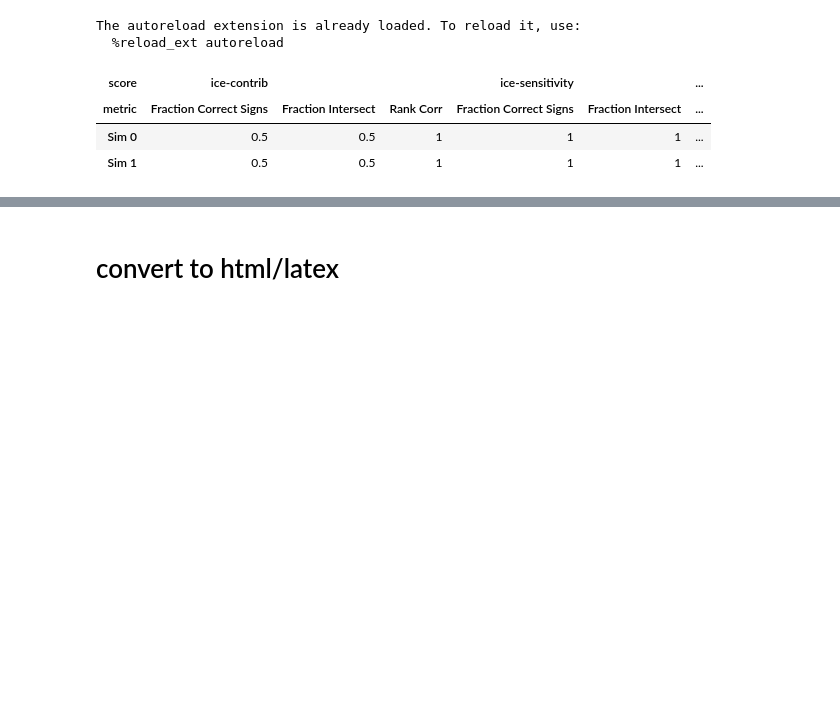
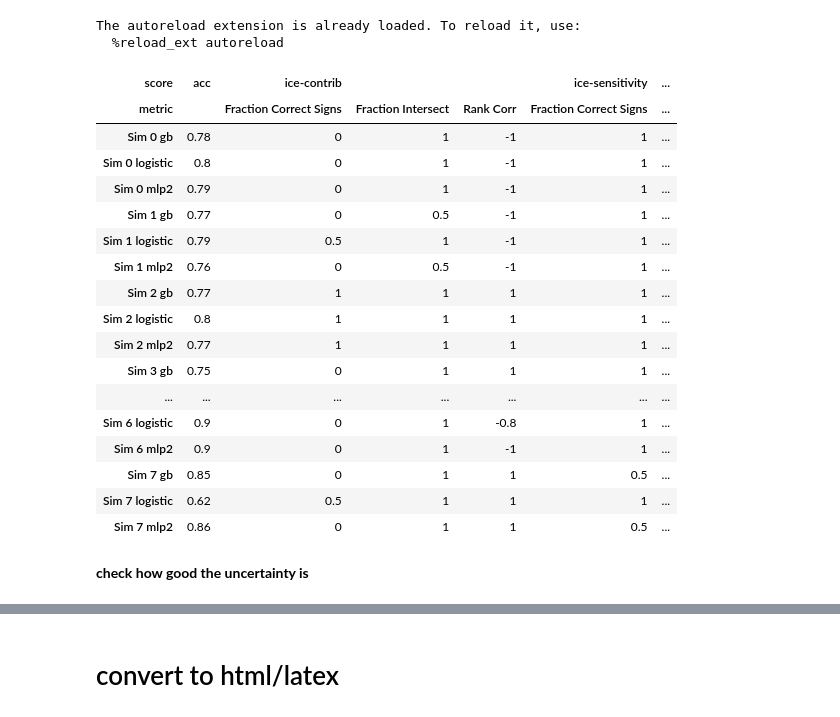
Before and after one commit to Pacmed/sensible-local-interpretations, a Jupyter notebook: experiments/interp_sim/interp_sim.ipynb, the cells around one changed output, grey strips where cells are left out. Cells and saved outputs as stored; diff of their text form; code cells hidden in the pictures; blank space fills up the shorter version.

```diff
--- a/experiments/interp_sim/interp_sim.ipynb
+++ b/experiments/interp_sim/interp_sim.ipynb
@@ -90,7 +136,29 @@ tab = pd.concat(tabs_list).groupby(level=0).mean().round(decimals=2)
-# %%
-style_tab(tab)
-# %% [output]
-| score | ice-contrib |  |  | ice-sensitivity |  | ... |
-| metric | Fraction Correct Signs | Fraction Intersect | Rank Corr | Fraction Correct Signs | Fraction Intersect | ... |
-| Sim 0 | 0.5 | 0.5 | 1 | 1 | 1 | ... |
-| Sim 1 | 0.5 | 0.5 | 1 | 1 | 1 | ... |
+# %%
+tab0 = pd.read_pickle('results_0_1_2.pkl')
+tab1 = pd.read_pickle('results_3_4.pkl')
+tab2 = pd.read_pickle('results_5_6.pkl')
+tab3 = pd.read_pickle('results_7.pkl')
+tab = pd.concat([tab0, tab1, tab2, tab3])
+# style_tab(tab)
+style_tab(tab[[col for col in tab if not 'std' in col]])
+# %% [output]
+| score | acc | ice-contrib |  |  | ice-sensitivity | ... |
+| metric |  | Fraction Correct Signs | Fraction Intersect | Rank Corr | Fraction Correct Signs | ... |
+| Sim 0 gb | 0.78 | 0 | 1 | -1 | 1 | ... |
+| Sim 0 logistic | 0.8 | 0 | 1 | -1 | 1 | ... |
+| Sim 0 mlp2 | 0.79 | 0 | 1 | -1 | 1 | ... |
+| Sim 1 gb | 0.77 | 0 | 0.5 | -1 | 1 | ... |
+| Sim 1 logistic | 0.79 | 0.5 | 1 | -1 | 1 | ... |
+| Sim 1 mlp2 | 0.76 | 0 | 0.5 | -1 | 1 | ... |
+| Sim 2 gb | 0.77 | 1 | 1 | 1 | 1 | ... |
+| Sim 2 logistic | 0.8 | 1 | 1 | 1 | 1 | ... |
+| Sim 2 mlp2 | 0.77 | 1 | 1 | 1 | 1 | ... |
+| Sim 3 gb | 0.75 | 0 | 1 | 1 | 1 | ... |
+| ... | ... | ... | ... | ... | ... | ... |
+| Sim 6 logistic | 0.9 | 0 | 1 | -0.8 | 1 | ... |
+| Sim 6 mlp2 | 0.9 | 0 | 1 | -1 | 1 | ... |
+| Sim 7 gb | 0.85 | 0 | 1 | 1 | 0.5 | ... |
+| Sim 7 logistic | 0.62 | 0.5 | 1 | 1 | 1 | ... |
+| Sim 7 mlp2 | 0.86 | 0 | 1 | 1 | 0.5 | ... |
+# %% [markdown]
+**check how good the uncertainty is**
```
Also changed, not shown: parts of 5 cells of this notebook.
